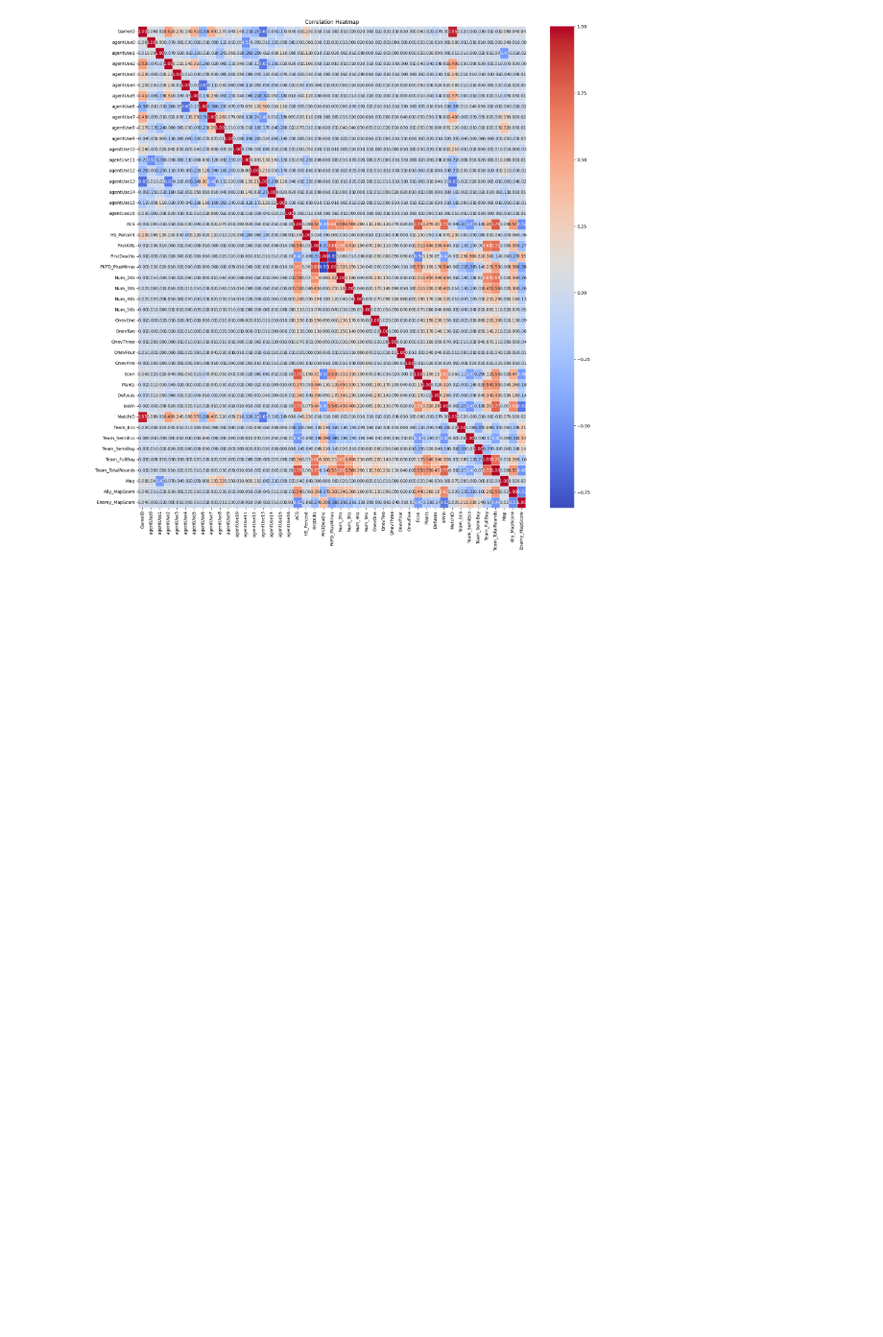
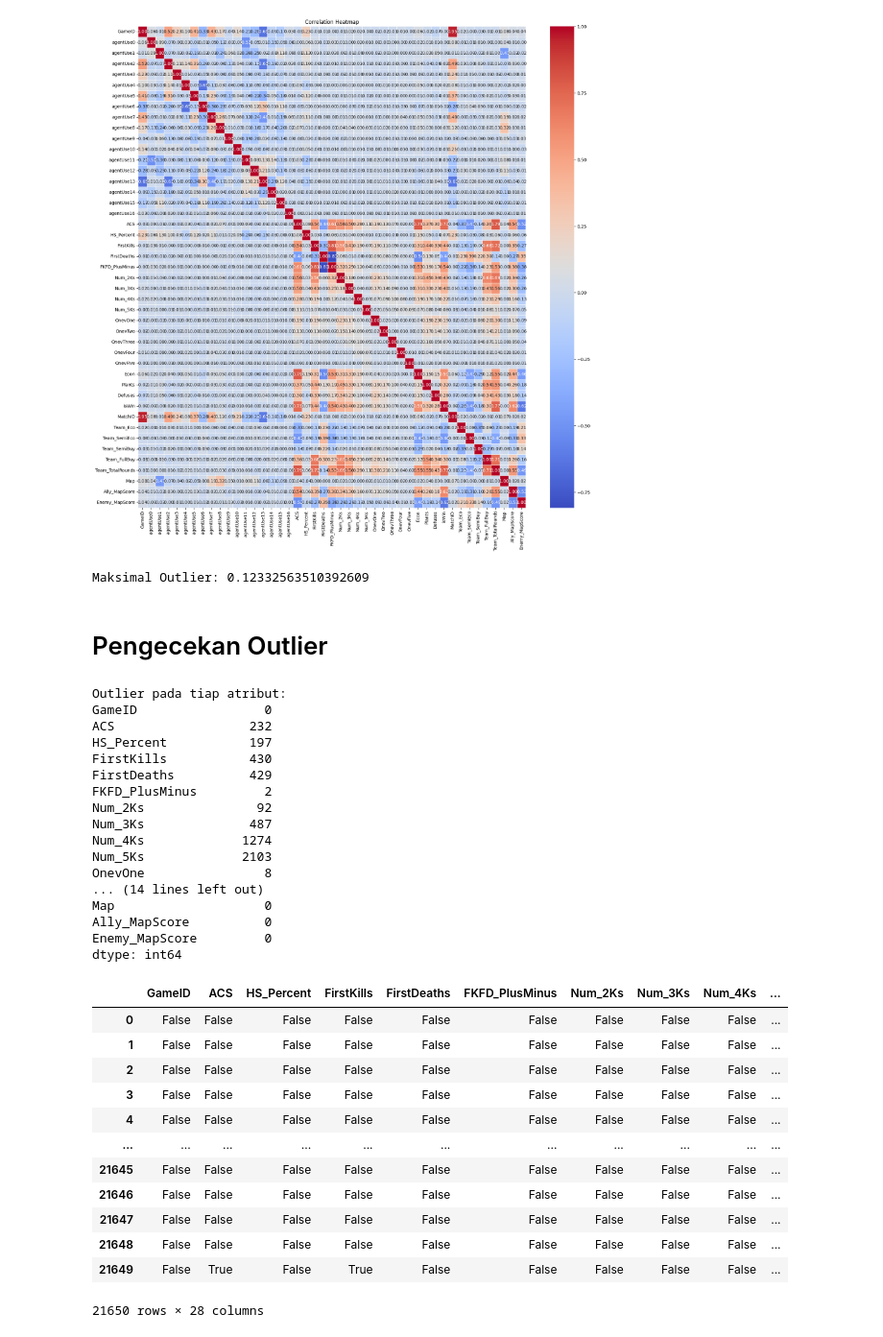
Before and after one commit to michaelsinanta/tk-kasdad, a Jupyter notebook: models/match_acs.ipynb, the cells around one changed output. Shown at 96% size. Saved outputs shown, nothing was run; the diff lists cells and outputs as text; code cells hidden in the pictures; blank space fills up the shorter version.

```diff
--- a/models/match_acs.ipynb
+++ b/models/match_acs.ipynb
@@ -622,0 +517,54 @@ plt.show()
+# %%
+print('Maksimal Outlier: ' + str(2670 / len(df_scores_by_game_final)))
+# %% [output]
+Maksimal Outlier: 0.12332563510392609
+# %% [markdown]
+# Pengecekan Outlier
+# %%
+def check_outlier(df):
+    Q1 = df.quantile(0.25)
+    Q3 = df.quantile(0.75)
+
+    # Menghitung RUB dan RLB.
+    IQR = Q3 - Q1
+    lower_limit = Q1 - 1.5*IQR
+    upper_limit = Q3 + 1.5*IQR
+
+    # Menampilkan banyaknya outlier pada atribut.
+    outliers = (df < lower_limit) | (df > upper_limit)
+    print ("Outlier pada tiap atribut:")
+    print(outliers.sum())
+
+    return outliers
+check_outlier(df_scores_by_game_final)
+# %% [output]
+Outlier pada tiap atribut:
+GameID                 0
+ACS                  232
+HS_Percent           197
+FirstKills           430
+FirstDeaths          429
+FKFD_PlusMinus         2
+Num_2Ks               92
+Num_3Ks              487
+Num_4Ks             1274
+Num_5Ks             2103
+OnevOne                8
+... (14 lines left out)
+Map                    0
+Ally_MapScore          0
+Enemy_MapScore         0
+dtype: int64
+|  | GameID | ACS | HS_Percent | FirstKills | FirstDeaths | FKFD_PlusMinus | Num_2Ks | Num_3Ks | Num_4Ks | ... |
+| 0 | False | False | False | False | False | False | False | False | False | ... |
+| 1 | False | False | False | False | False | False | False | False | False | ... |
+| 2 | False | False | False | False | False | False | False | False | False | ... |
+| 3 | False | False | False | False | False | False | False | False | False | ... |
+| 4 | False | False | False | False | False | False | False | False | False | ... |
+| ... | ... | ... | ... | ... | ... | ... | ... | ... | ... | ... |
+| 21645 | False | False | False | False | False | False | False | False | False | ... |
+| 21646 | False | False | False | False | False | False | False | False | False | ... |
+| 21647 | False | False | False | False | False | False | False | False | False | ... |
+| 21648 | False | False | False | False | False | False | False | False | False | ... |
+| 21649 | False | True | False | True | False | False | False | False | False | ... |
+21650 rows × 28 columns
```
Also changed, not shown: parts of 100 cells of this notebook, 6 other files.
